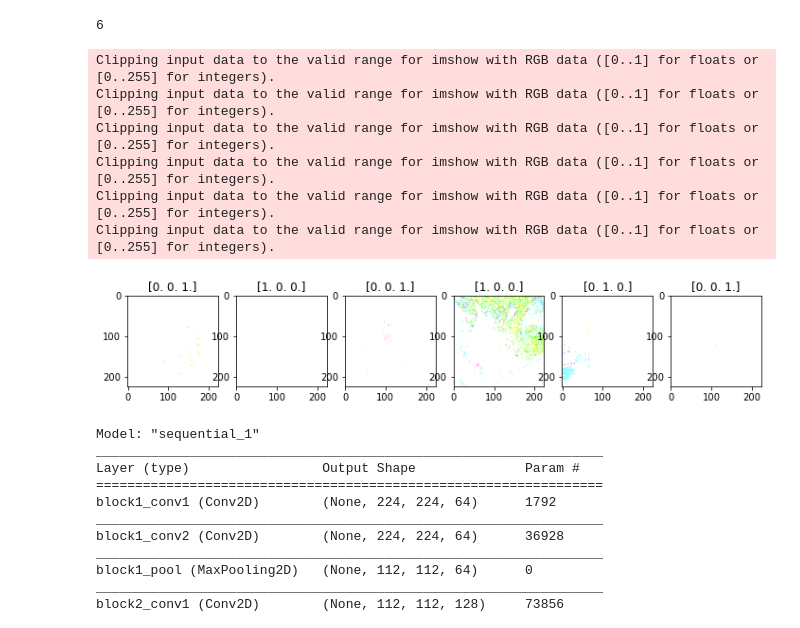
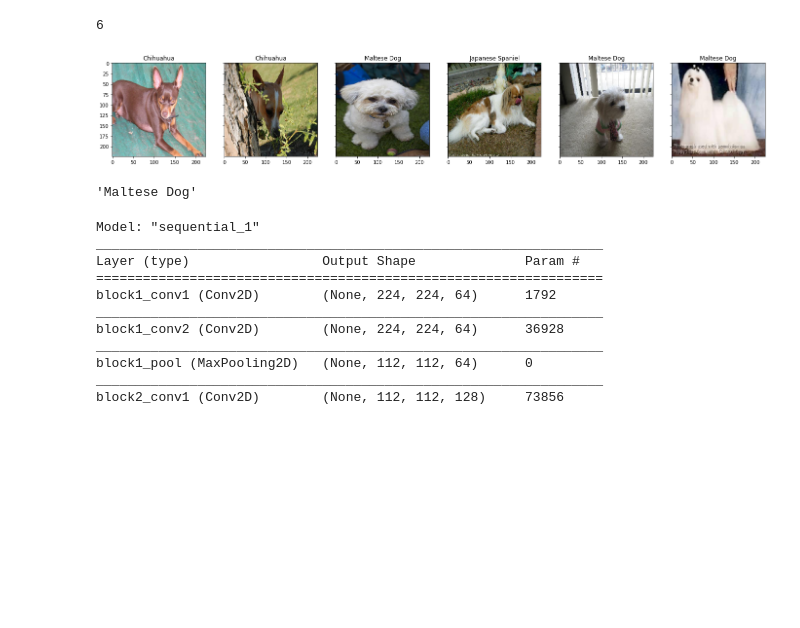
Before and after one commit to KeeshanW/Classification_of_Dogs, a Jupyter notebook: dogs_classifier.ipynb, the cells around one changed output. Drawn from its saved outputs; the diff is of its cells as text; code cells hidden in the pictures; blank space fills up the shorter version.

```diff
--- a/dogs_classifier.ipynb
+++ b/dogs_classifier.ipynb
@@ -94,25 +53,0 @@ for i  in range(len(file_names)):
-# %%
-source_dir_MD = 'Images/n02085936-Maltese_dog'
-target_MD_1 = 'Train_images/Maltese Dog'
-target_MD_2 = 'Validate_images/Maltese Dog'
-target_MD_3 = 'Test_images/Maltese Dog'
-
-file_names = os.listdir(source_dir_MD)
-
-train =int(0.7*len(file_names))
-validate = int(0.2*len(file_names))
-test = len(file_names) - train - validate
-
-for i  in range(len(file_names)):
-    if i <= train:
-        srcname = os.path.join(source_dir_MD, file_names[i])
-        dstname = os.path.join(target_MD_1, file_names[i])
-        shutil.copy2(srcname, dstname)
-    if i> train and i<= train+validate:
-        srcname = os.path.join(source_dir_MD, file_names[i])
-        dstname = os.path.join(target_MD_2, file_names[i])
-        shutil.copy2(srcname, dstname)
-    elif i> train+validate:
-        srcname = os.path.join(source_dir_MD, file_names[i])
-        dstname = os.path.join(target_MD_3, file_names[i])
-        shutil.copy2(srcname, dstname)
@@ -127,7 +54,7 @@ print(test, len(os.listdir(target_MD_3)))
 # %%
-train_path = '/Users/keeshanwilliams/OneDrive - CUNY/My Stuff/Galvenize/DSI/Capstone Projects/Classifictaion_of_Dogs/Train_images'
-valid_path = '/Users/keeshanwilliams/OneDrive - CUNY/My Stuff/Galvenize/DSI/Capstone Projects/Classifictaion_of_Dogs/Validate_images'
-test_path = '/Users/keeshanwilliams/OneDrive - CUNY/My Stuff/Galvenize/DSI/Capstone Projects/Classifictaion_of_Dogs/Test_images'
+train_path = 'Train_images'
+valid_path = 'Validate_images'
+test_path = 'Test_images'
 
 # '/Users/keeshanwilliams/OneDrive - CUNY/My Stuff/Galvenize/DSI/Capstone Projects/Classifictaion_of_Dogs/Train_images/Chihuahua'
 # %%
@@ -140,26 +67,26 @@ Found 116 images belonging to 3 classes.
 Found 58 images belonging to 3 classes.
 # %%
 imgs, labels = next(train_batches)
+label_class = ['Chihuahua','Japanese Spaniel','Maltese Dog']
 # %%
 len(labels)
 # %% [output]
 6
 # %%
-fig, ax = plt.subplots(1, len(labels), figsize = (12, 16))
+fig, ax = plt.subplots(1, len(labels), figsize = (24, 12), sharey=True)
 
 for i in range(len(labels)):
-    ax[i].imshow(imgs[i])
-    ax[i].set_title(labels[i])
+    ax[i].imshow(imgs[i]/255)
+    ax[i].set_title(label_class[np.argmax(labels[i])])
 # # plots(imgs, titles=labels)
 # imgs[0].shape
 # %% [output]
-Clipping input data to the valid range for imshow with RGB data ([0..1] for floats or [0..255] for integers).
-Clipping input data to the valid range for imshow with RGB data ([0..1] for floats or [0..255] for integers).
-Clipping input data to the valid range for imshow with RGB data ([0..1] for floats or [0..255] for integers).
-Clipping input data to the valid range for imshow with RGB data ([0..1] for floats or [0..255] for integers).
-Clipping input data to the valid range for imshow with RGB data ([0..1] for floats or [0..255] for integers).
-Clipping input data to the valid range for imshow with RGB data ([0..1] for floats or [0..255] for integers).
-[figure, old version]
+[figure, new version]
+# %%
+label_class = ['Chihuahua','Japanese Spaniel','Maltese Dog']
+label_class[np.argmax(labels[0])]
+# %% [output]
+'Maltese Dog'
 # %%
 vgg16_model = tf.keras.applications.vgg16.VGG16()
 # %%
```
Also changed, not shown: parts of 14 cells of this notebook.
